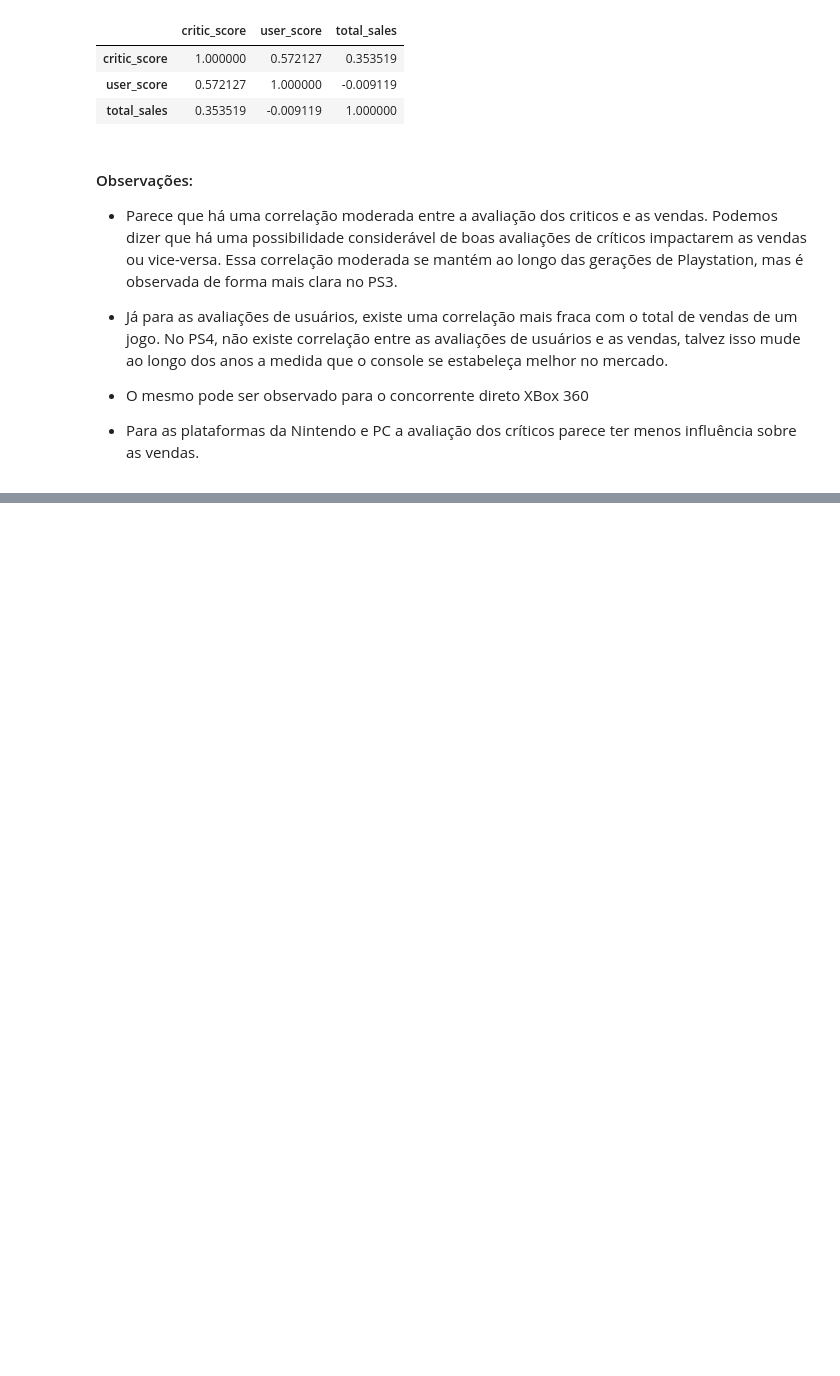
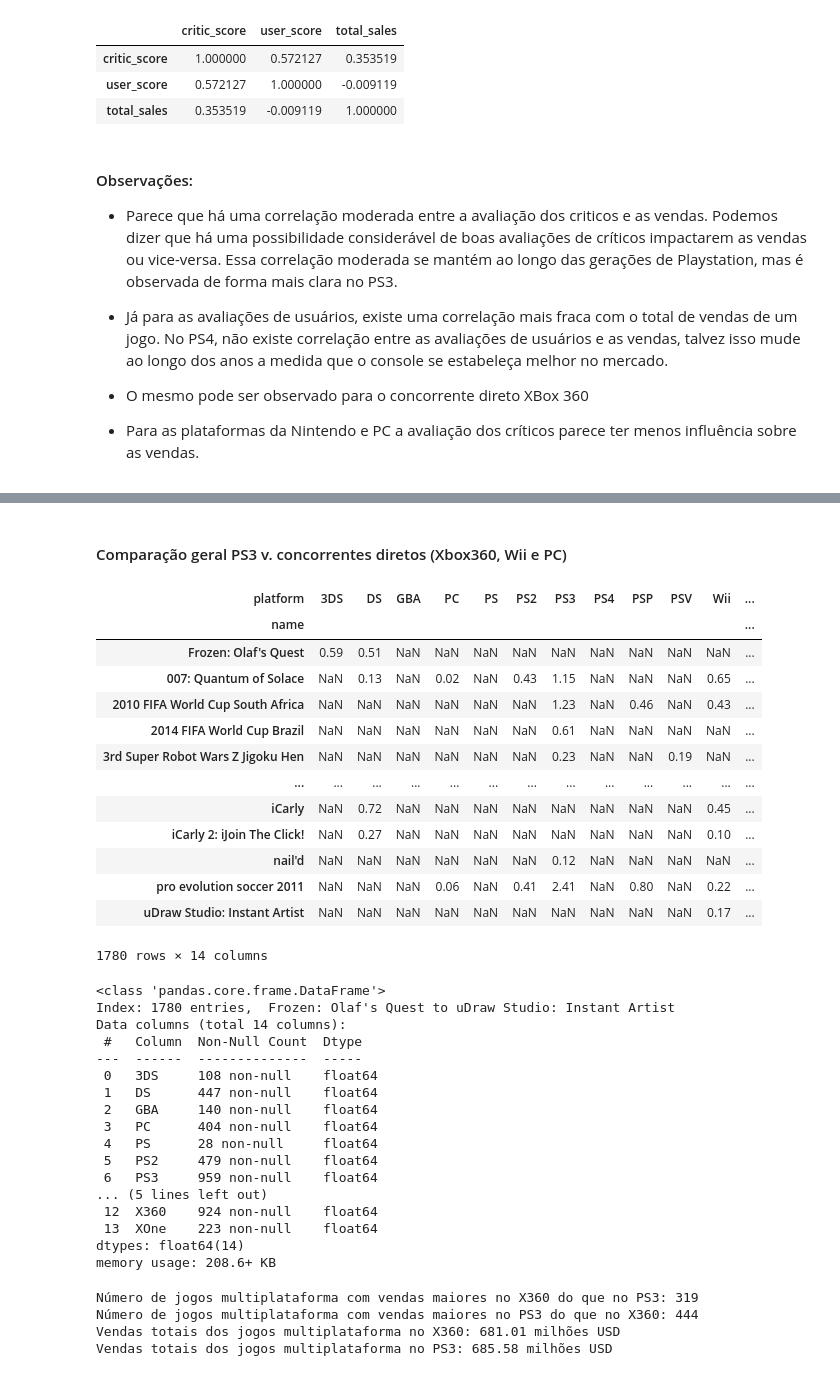
Before and after one commit to peperrone/mbads-sprint7-games, a Jupyter notebook: notebook.ipynb, the cells around one changed output, grey strips where cells are left out. Drawn from its saved outputs; the diff is of its cells as text; code cells hidden in the pictures; blank space fills up the shorter version.

```diff
--- a/notebook.ipynb
+++ b/notebook.ipynb
@@ -990,0 +1001,4 @@ Correlação entre critic_score, user_score e total_sales para PC:
+# %%
+# Criando um dataframe apenas com jogos presentes em mais de uma plataforma, para analisar se jogos multiplataforma têm melhor desempenho em vendas
+df_multiplatform = df_full[df_full.duplicated(subset=['name', 'year_of_release'], keep=False)].reset_index(drop=True)
+df_multiplatform.info()
@@ -990,0 +1088,39 @@ Correlação entre critic_score, user_score e total_sales para PC:
+# %% [markdown]
+#### Comparação geral PS3 v. concorrentes diretos (Xbox360, Wii e PC)
+# %%
+# Criando uma pivot table multiplataforma
+pivot_multiplatform = df_multiplatform.pivot_table(index='name', columns='platform', values='total_sales')
+display(pivot_multiplatform)
+pivot_multiplatform.info()
+# %% [output]
+| platform | 3DS | DS | GBA | PC | PS | PS2 | PS3 | PS4 | PSP | PSV | Wii | ... |
+| name |  |  |  |  |  |  |  |  |  |  |  | ... |
+| Frozen: Olaf's Quest | 0.59 | 0.51 | NaN | NaN | NaN | NaN | NaN | NaN | NaN | NaN | NaN | ... |
+| 007: Quantum of Solace | NaN | 0.13 | NaN | 0.02 | NaN | 0.43 | 1.15 | NaN | NaN | NaN | 0.65 | ... |
+| 2010 FIFA World Cup South Africa | NaN | NaN | NaN | NaN | NaN | NaN | 1.23 | NaN | 0.46 | NaN | 0.43 | ... |
+| 2014 FIFA World Cup Brazil | NaN | NaN | NaN | NaN | NaN | NaN | 0.61 | NaN | NaN | NaN | NaN | ... |
+| 3rd Super Robot Wars Z Jigoku Hen | NaN | NaN | NaN | NaN | NaN | NaN | 0.23 | NaN | NaN | 0.19 | NaN | ... |
+| ... | ... | ... | ... | ... | ... | ... | ... | ... | ... | ... | ... | ... |
+| iCarly | NaN | 0.72 | NaN | NaN | NaN | NaN | NaN | NaN | NaN | NaN | 0.45 | ... |
+| iCarly 2: iJoin The Click! | NaN | 0.27 | NaN | NaN | NaN | NaN | NaN | NaN | NaN | NaN | 0.10 | ... |
+| nail'd | NaN | NaN | NaN | NaN | NaN | NaN | 0.12 | NaN | NaN | NaN | NaN | ... |
+| pro evolution soccer 2011 | NaN | NaN | NaN | 0.06 | NaN | 0.41 | 2.41 | NaN | 0.80 | NaN | 0.22 | ... |
+| uDraw Studio: Instant Artist | NaN | NaN | NaN | NaN | NaN | NaN | NaN | NaN | NaN | NaN | 0.17 | ... |
+1780 rows × 14 columns
+<class 'pandas.core.frame.DataFrame'>
+Index: 1780 entries,  Frozen: Olaf's Quest to uDraw Studio: Instant Artist
+Data columns (total 14 columns):
+ #   Column  Non-Null Count  Dtype
+---  ------  --------------  -----
+ 0   3DS     108 non-null    float64
+ 1   DS      447 non-null    float64
+ 2   GBA     140 non-null    float64
+ 3   PC      404 non-null    float64
+ 4   PS      28 non-null     float64
+ 5   PS2     479 non-null    float64
+ 6   PS3     959 non-null    float64
+... (5 lines left out)
+ 12  X360    924 non-null    float64
+ 13  XOne    223 non-null    float64
+dtypes: float64(14)
+memory usage: 208.6+ KB
@@ -990,0 +1139,16 @@ Correlação entre critic_score, user_score e total_sales para PC:
+# %%
+# Contagem de jogos mais vendidos no Xbox360 v. Jogos mais vendidos no PS3
+filter_360_PS3 = pivot_multiplatform[['X360', 'PS3']].dropna()
+more_X360 = (pivot_multiplatform['X360'] > pivot_multiplatform['PS3']).sum()
+more_PS3 = (pivot_multiplatform['PS3'] > pivot_multiplatform['X360']).sum()
+sales_360 = filter_360_PS3['X360'].sum()
+sales_PS3 = filter_360_PS3['PS3'].sum()
+print(f'Número de jogos multiplataforma com vendas maiores no X360 do que no PS3: {more_X360}')
+print(f'Número de jogos multiplataforma com vendas maiores no PS3 do que no X360: {more_PS3}')
+print(f'Vendas totais dos jogos multiplataforma no X360: {sales_360:.2f} milhões USD')
+print(f'Vendas totais dos jogos multiplataforma no PS3: {sales_PS3:.2f} milhões USD')
+# %% [output]
+Número de jogos multiplataforma com vendas maiores no X360 do que no PS3: 319
+Número de jogos multiplataforma com vendas maiores no PS3 do que no X360: 444
+Vendas totais dos jogos multiplataforma no X360: 681.01 milhões USD
+Vendas totais dos jogos multiplataforma no PS3: 685.58 milhões USD
```
Also changed, not shown: parts of 28 cells of this notebook.
